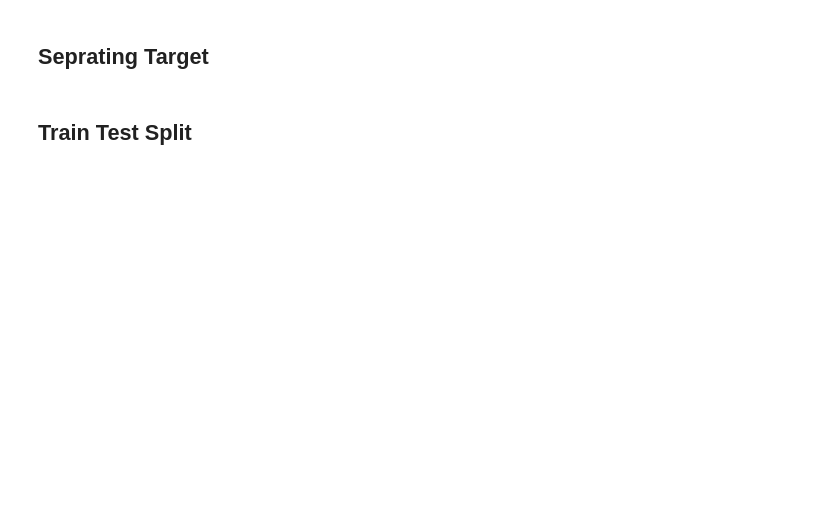
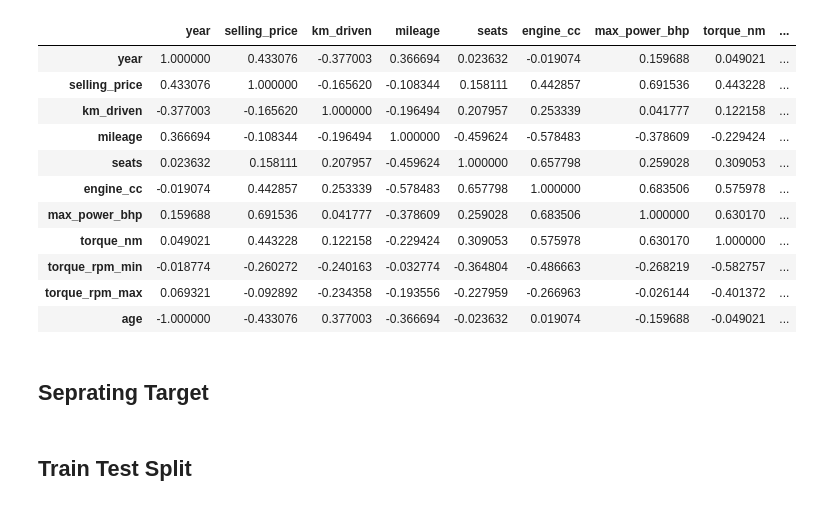
Before and after one commit to Saadwarraich7223/used-car-price-prediction, a Jupyter notebook: notebooks/04_preprocessing.ipynb, the cells around one changed output. Cells and saved outputs as stored; diff of their text form; code cells hidden in the pictures; blank space fills up the shorter version.

```diff
--- a/notebooks/04_preprocessing.ipynb
+++ b/notebooks/04_preprocessing.ipynb
@@ -24,6 +25,21 @@ from src.data.cleaning import (
 from src.features.engineering import (
     create_features
 )
+# %%
+df.corr(numeric_only=True).style.background_gradient(cmap="coolwarm")
+# %% [output]
+|  | year | selling_price | km_driven | mileage | seats | engine_cc | max_power_bhp | torque_nm | ... |
+| year | 1.000000 | 0.433076 | -0.377003 | 0.366694 | 0.023632 | -0.019074 | 0.159688 | 0.049021 | ... |
+| selling_price | 0.433076 | 1.000000 | -0.165620 | -0.108344 | 0.158111 | 0.442857 | 0.691536 | 0.443228 | ... |
+| km_driven | -0.377003 | -0.165620 | 1.000000 | -0.196494 | 0.207957 | 0.253339 | 0.041777 | 0.122158 | ... |
+| mileage | 0.366694 | -0.108344 | -0.196494 | 1.000000 | -0.459624 | -0.578483 | -0.378609 | -0.229424 | ... |
+| seats | 0.023632 | 0.158111 | 0.207957 | -0.459624 | 1.000000 | 0.657798 | 0.259028 | 0.309053 | ... |
+| engine_cc | -0.019074 | 0.442857 | 0.253339 | -0.578483 | 0.657798 | 1.000000 | 0.683506 | 0.575978 | ... |
+| max_power_bhp | 0.159688 | 0.691536 | 0.041777 | -0.378609 | 0.259028 | 0.683506 | 1.000000 | 0.630170 | ... |
+| torque_nm | 0.049021 | 0.443228 | 0.122158 | -0.229424 | 0.309053 | 0.575978 | 0.630170 | 1.000000 | ... |
+| torque_rpm_min | -0.018774 | -0.260272 | -0.240163 | -0.032774 | -0.364804 | -0.486663 | -0.268219 | -0.582757 | ... |
+| torque_rpm_max | 0.069321 | -0.092892 | -0.234358 | -0.193556 | -0.227959 | -0.266963 | -0.026144 | -0.401372 | ... |
+| age | -1.000000 | -0.433076 | 0.377003 | -0.366694 | -0.023632 | 0.019074 | -0.159688 | -0.049021 | ... |
 # %%
 DATA_PATH='../data/raw/car details v4.csv'
 
```
Also changed, not shown: parts of 17 cells of this notebook, 1 other file.
